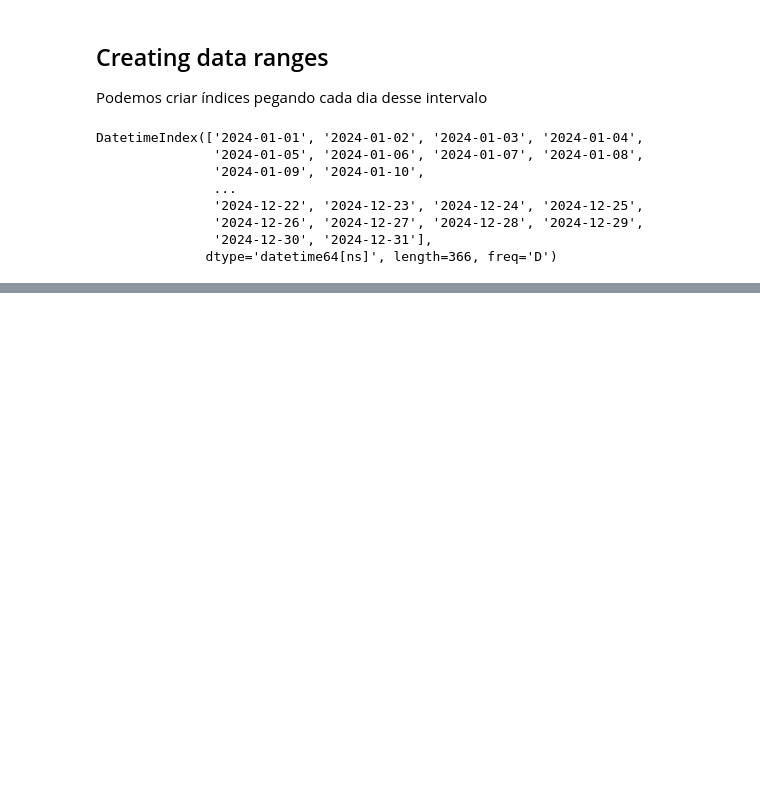
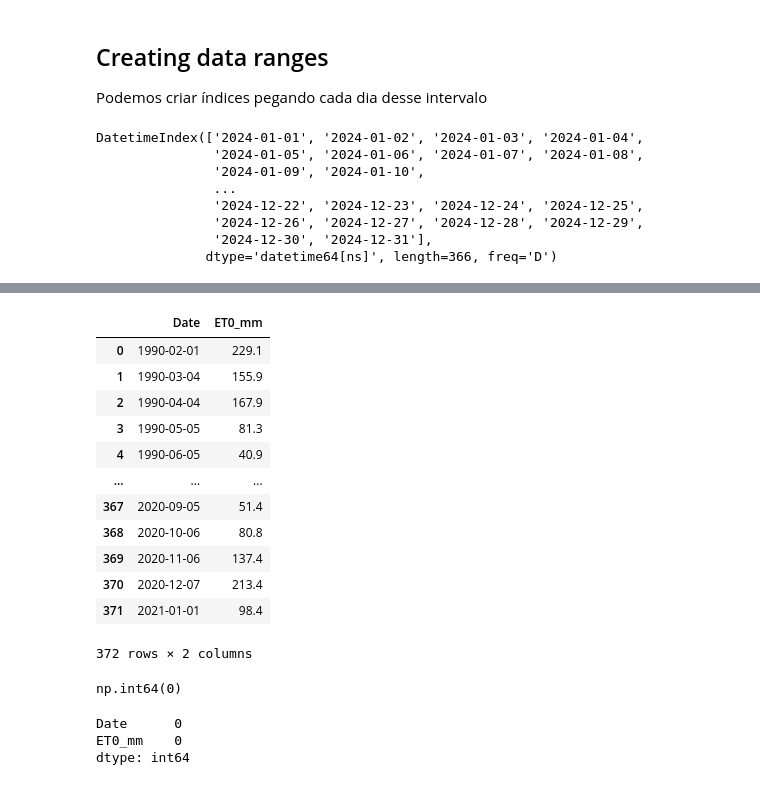
Before and after one commit to alvarosamp/ML_TO_GEOSCIENCE, a Jupyter notebook: Codigos/Notebook.ipynb, the cells around one changed output, grey strips where cells are left out. Drawn from its saved outputs; the diff is of its cells as text; code cells hidden in the pictures; blank space fills up the shorter version.

```diff
--- a/Codigos/Notebook.ipynb
+++ b/Codigos/Notebook.ipynb
@@ -84,0 +112,28 @@ DatetimeIndex(['2024-01-01', '2024-01-02', '2024-01-03', '2024-01-04',
+# %%
+data
+# %% [output]
+|  | Date | ET0_mm |
+| 0 | 1990-02-01 | 229.1 |
+| 1 | 1990-03-04 | 155.9 |
+| 2 | 1990-04-04 | 167.9 |
+| 3 | 1990-05-05 | 81.3 |
+| 4 | 1990-06-05 | 40.9 |
+| ... | ... | ... |
+| 367 | 2020-09-05 | 51.4 |
+| 368 | 2020-10-06 | 80.8 |
+| 369 | 2020-11-06 | 137.4 |
+| 370 | 2020-12-07 | 213.4 |
+| 371 | 2021-01-01 | 98.4 |
+372 rows × 2 columns
+# %%
+#Checando se temos valores duplicados
+data.duplicated().sum()  # Retorna o número de linhas duplicadas
+# %% [output]
+np.int64(0)
+# %%
+#Dados faltantes
+data.isnull().sum()  # Retorna o número de valores faltantes por coluna
+# %% [output]
+Date      0
+ET0_mm    0
+dtype: int64
```
Also changed, not shown: parts of 29 cells of this notebook, 1 other file.
